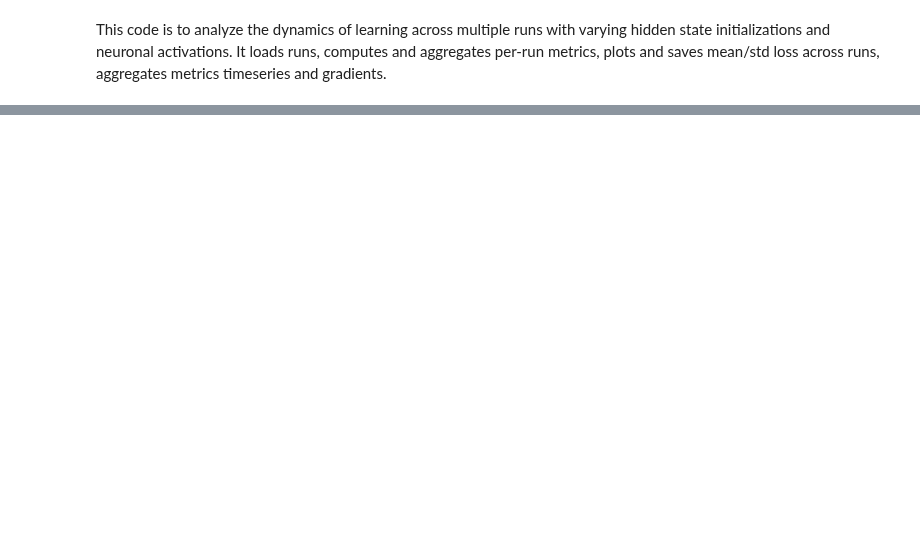
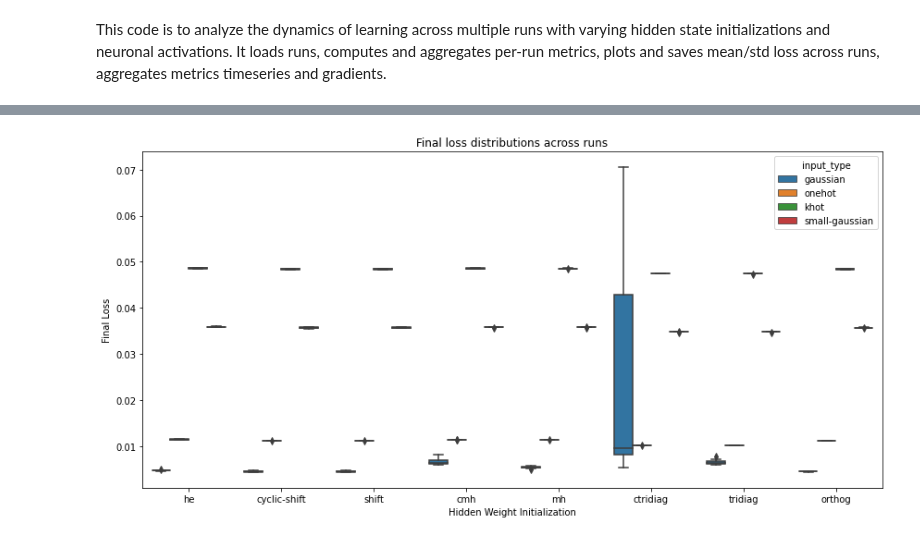
Before and after one commit to margotwagner/HCPrediction, a Jupyter notebook: notebooks/analyze-multiruns.ipynb, the cells around one changed output, grey strips where cells are left out. Cells and saved outputs as stored; diff of their text form; code cells hidden in the pictures; blank space fills up the shorter version.

```diff
--- a/notebooks/analyze-multiruns.ipynb
+++ b/notebooks/analyze-multiruns.ipynb
@@ -9,11 +12,8 @@ import AggregateMultiruns
 # %%
 # CONFIG
-data_dir = Path("../data/Ns100_SeqN100/")
-model_root = Path("../Elman_SGD/Remap_predloss/N100T100/")
-
-hidden_weights_inits = [
+MODEL_ROOT = Path("../Elman_SGD/Remap_predloss/N100T100/")
+HIDDEN_WEIGHT_INITS = [
     "he",
-    "shift",
     "cyclic-shift",
     "shift",
     "cmh",
@@ -22,11 +22,17 @@ hidden_weights_inits = [
     "tridiag",
     "orthog",
 ]
-input_types = ["gaussian", "onehot", "khot", "small-gaussian"]
-
-SINGLE_DIR = "single-run"
+INPUT_TYPES = ["gaussian", "onehot", "khot", "small-gaussian"]
 MULTIRUNS_DIR = "multiruns"
 RUN_PREFIX = "run_"
 MODEL_FNAME = "Ns100_SeqN100_predloss_full.pth.tar"
 HIDDEN_WEIGHTS_SUBDIR = "hidden-weights"
+
+# I/O dir for CSVs
+CSV_ROOT = MODEL_ROOT / "RESULTS-10RUNS-09102025"
+
+# Paths to results
+per_run_csv = CSV_ROOT / "per_run_metrics.csv"
+agg_csv = CSV_ROOT / "agg_metrics.csv"
+ts_path = CSV_ROOT / "ts_bucket.pkl"
 # %%
@@ -157,0 +73,5 @@ display(ts_bucket["he", "gaussian"]["history_df_list"][0].head())
+# %%
+# 1) Final loss distributions
+pm.plot_final_loss_boxplot(per_run_csv=per_run_csv)
+# %% [output]
+[figure, added]
```
Also changed, not shown: parts of 18 cells of this notebook, 3 other files.
